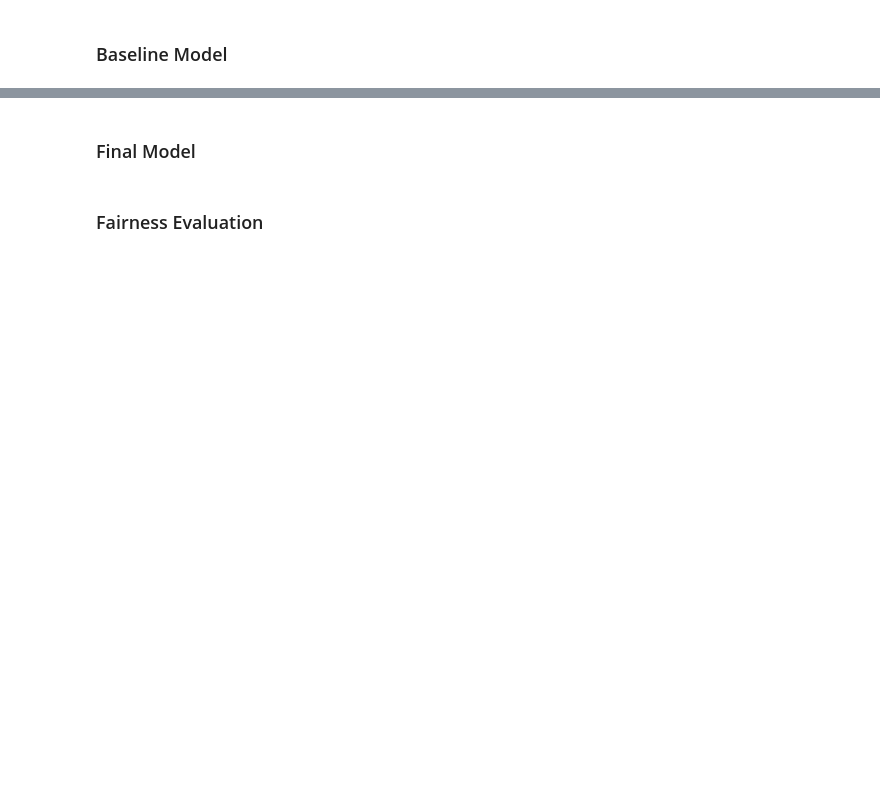
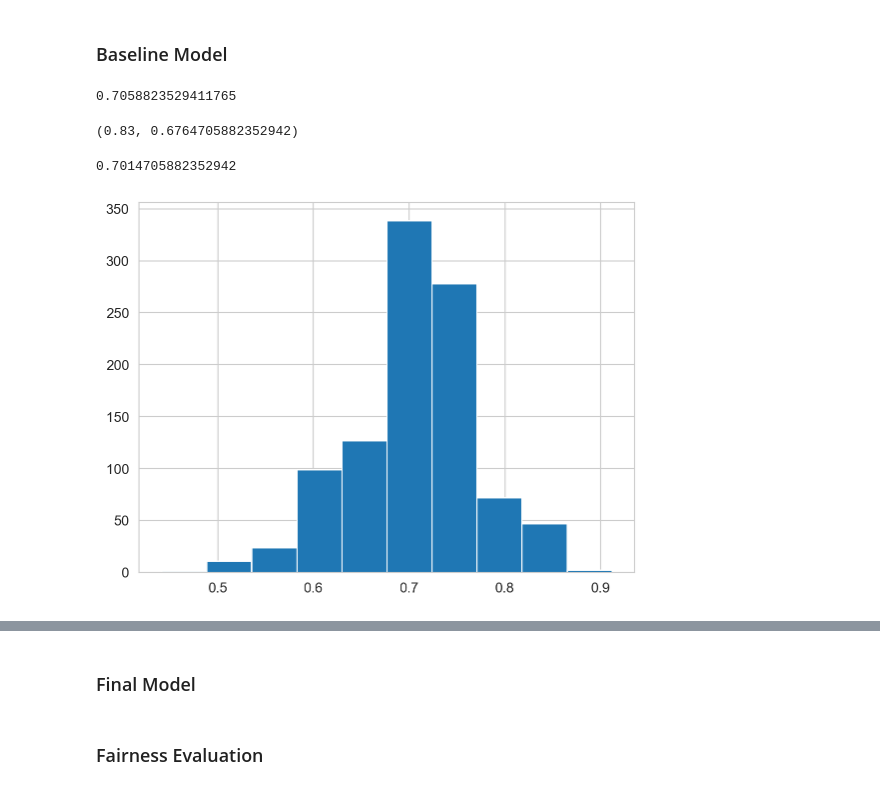
Before and after one commit to pemukl/dsc80-stock-prediction, a Jupyter notebook: stocks.ipynb, the cells around one changed output, grey strips where cells are left out. Cells and saved outputs as stored; diff of their text form; code cells hidden in the pictures; blank space fills up the shorter version.

Commit message:
JM | first model evaluations

```diff
--- a/stocks.ipynb
+++ b/stocks.ipynb
@@ -89,0 +89,4 @@ merge_parties()
+# %%
+apple_stocks = data[data["ticker"] == "AAPL"]
+apple_stocks = apple_stocks.dropna()
+apple_stocks
@@ -93,0 +109,48 @@ merge_parties()
+# %%
+from sklearn.model_selection import train_test_split
+
+X_train, X_test, y_train, y_test = train_test_split(apple_stocks[['type', 'amount', 'transaction_date']],
+                                                        apple_stocks[['party']])
+
+from sklearn.compose import ColumnTransformer
+from sklearn.pipeline import Pipeline
+from sklearn.preprocessing import Binarizer, FunctionTransformer, OneHotEncoder
+from sklearn.preprocessing import KBinsDiscretizer
+from sklearn.ensemble import RandomForestClassifier
+from sklearn.ensemble import *
+from sklearn.tree import DecisionTreeClassifier
+year_prefix_hotencode = Pipeline([
+("get-year", FunctionTransformer(lambda x : pd.DataFrame(x["transaction_date"].str[:4]))),
+("onehot", OneHotEncoder(handle_unknown='ignore')),
+])
+
+preproc = ColumnTransformer(
+transformers=[
+    ('amount', OneHotEncoder(handle_unknown='ignore'), ["amount", "type"]),
+    ('year', year_prefix_hotencode, ["transaction_date"])
+]
+)
+pl = Pipeline([
+('preproc', preproc),
+('embedding', DecisionTreeClassifier()),
+])
+pl.fit(X_train, y_train["party"])
+pl.score(X_test, y_test["party"])
+# %% [output]
+0.7058823529411765
+# %%
+(pl.score(X_train, y_train["party"]), pl.score(X_test, y_test["party"]))
+# %% [output]
+(0.83, 0.6764705882352942)
+# %%
+res = []
+for _ in range(1_000):
+    X_train, X_test, y_train, y_test = train_test_split(apple_stocks[['type', 'amount', 'transaction_date']],
+                                                        apple_stocks[['party']])
+    pl.fit(X_train, y_train["party"])
+    res.append(pl.score(X_test, y_test["party"]))
+pd.Series(res).hist()
+pd.Series(res).mean()
+# %% [output]
+0.7014705882352942
+[figure, added]
```
Also changed, not shown: parts of 5 cells of this notebook.
